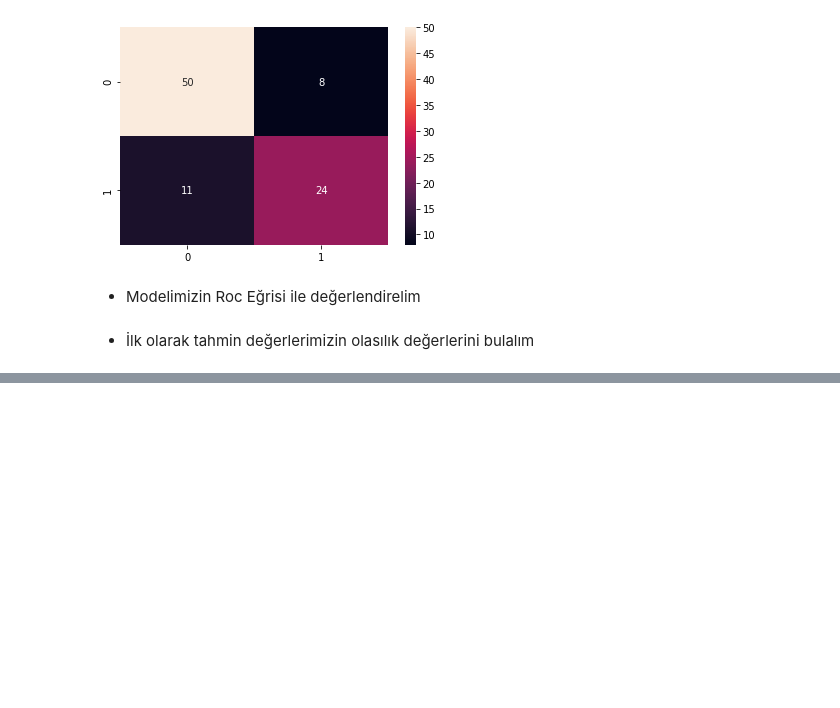
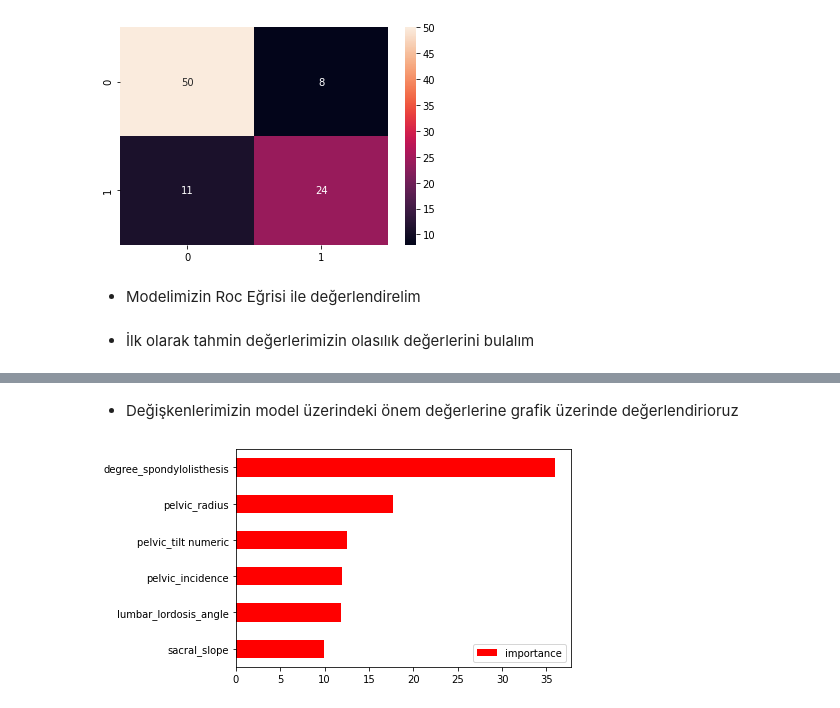
Before and after one commit to TheKoray/KNN-Tree-Ensemble-Algorithms, a Jupyter notebook: Biomechanical.ipynb, the cells around one changed output, grey strips where cells are left out. Saved outputs shown, nothing was run; the diff lists cells and outputs as text; code cells hidden in the pictures; blank space fills up the shorter version.

```diff
--- a/Biomechanical.ipynb
+++ b/Biomechanical.ipynb
@@ -1291,0 +1294,2 @@ plt.plot([0,1],[0,1],'r--')
+# %%
+importance = rf_tuned.feature_importances_
@@ -1291,0 +1298,2 @@ plt.plot([0,1],[0,1],'r--')
+# %%
+importance = pd.DataFrame(data={'importance':importance},index=x_train.columns)
@@ -1291,0 +1310,4 @@ plt.plot([0,1],[0,1],'r--')
+# %%
+importance = importance*100
+
+importance
@@ -1291,0 +1324,4 @@ plt.plot([0,1],[0,1],'r--')
+# %%
+importance = importance.sort_values(by='importance')
+
+importance
@@ -1291,0 +1336,6 @@ plt.plot([0,1],[0,1],'r--')
+# %% [markdown]
+- Değişkenlerimizin model üzerindeki önem değerlerine grafik üzerinde değerlendirioruz
+# %%
+importance.plot(kind='barh',color='r');
+# %% [output]
+[figure, added]
```
Also changed, not shown: parts of 7 cells of this notebook.
